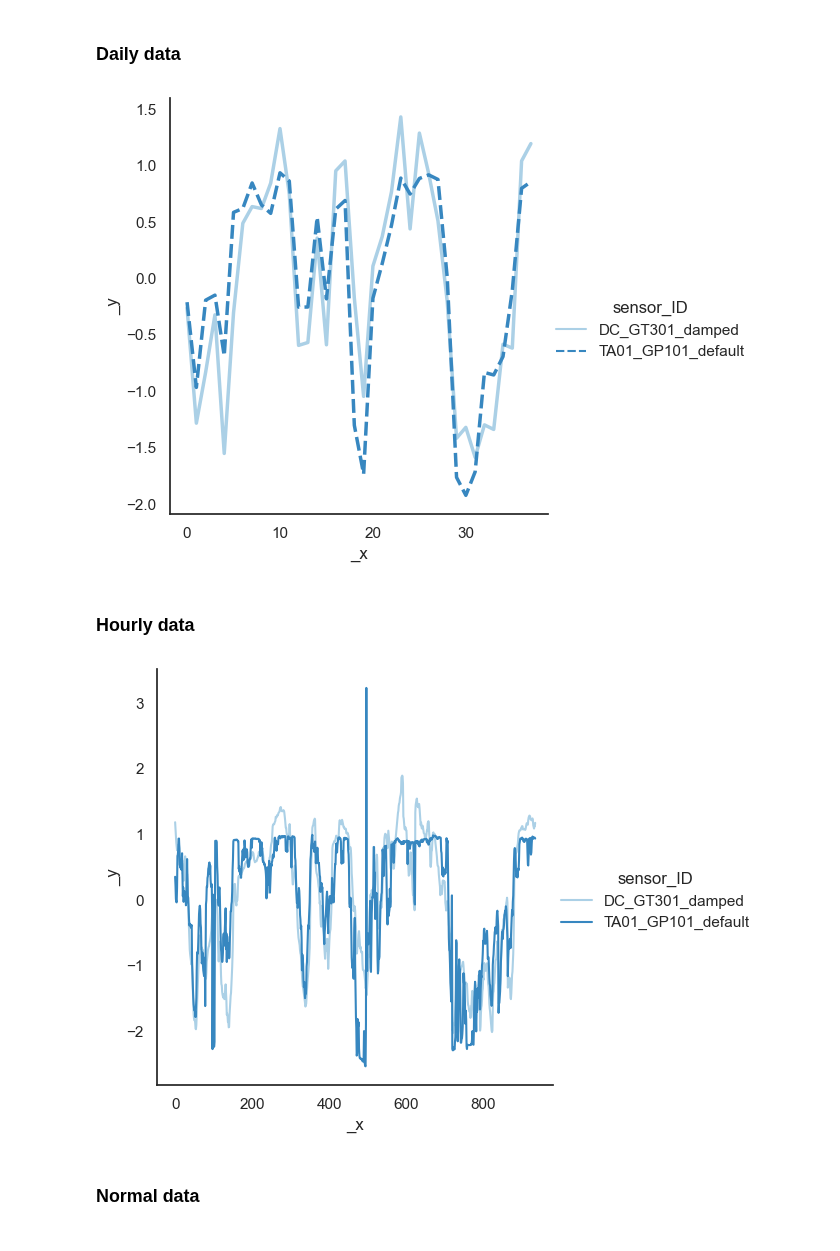
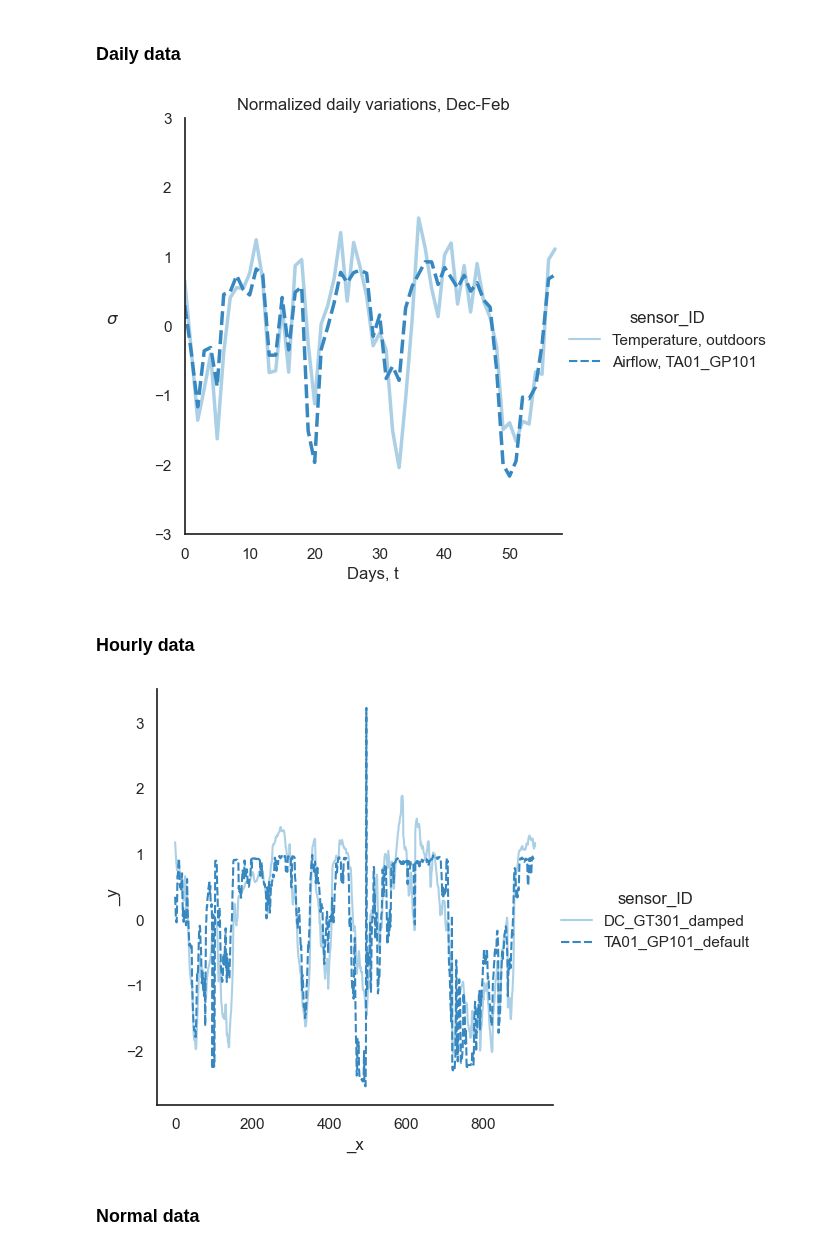
Before and after one commit to oStglnd/rise-gh, a Jupyter notebook: plotting/temp_flow_daily_plots.ipynb, the cells around one changed output. Saved outputs shown, nothing was run; the diff lists cells and outputs as text; code cells hidden in the pictures.

```diff
--- a/plotting/temp_flow_daily_plots.ipynb
+++ b/plotting/temp_flow_daily_plots.ipynb
@@ -65,8 +65,8 @@ data = data.drop(columns=[
 ])
 # %%
 # Filter data w. MASK (remove feb)
-mask = data.index.get_level_values(0) == 2
-data = data[~mask]
+#mask = data.index.get_level_values(0) == 2
+#data = data[~mask]
 # %% [markdown]
 ## Normalize and group data
 # %%
@@ -161,29 +161,46 @@ del corr
 # %%
 subset = dataDaily[[
     'DC_GT301_damped',
     'TA01_GP101_default'
 ]].copy()
 
 # flip flow variable
 subset['TA01_GP101_default'] = (-1) * subset['TA01_GP101_default'].values
 
+subset = subset.rename(columns={
+    'DC_GT301_damped':'Temperature, outdoors',
+    'TA01_GP101_default':'Airflow, TA01_GP101'
+})
+
 ## drop all index levels except date
 #subset = subset.droplevel(
 #    level=1,
 #    axis=0
 #)
 
 subset.reset_index(drop=True, inplace=True)
 
-sns.relplot(
+ax = sns.relplot(
     data=subset,
     kind='line',
     palette='Blues',
     linewidth=2.5
 )
+
+#sns.move_legend(ax, "upper left", bbox_to_anchor=(1, 1))
+plt.xlim(0, len(subset))
+plt.ylim(-3, 3)
+
+plt.xlabel('Days, t')
+plt.ylabel('$\sigma$', loc='center', rotation=0, fontsize=12, labelpad=30)
+
+plt.title('Normalized daily variations, Dec-Feb')
+plt.savefig(plot_path + 'norm_daily_tempflow.png', bbox_inches='tight', dpi=500)
+
+
 plt.show()
 # %% [output]
-[figure, old version]
+[figure, new version]
 # %% [markdown]
 ### Hourly data
 # %%
@@ -208,11 +225,11 @@ sns.relplot(
     kind='line',
     palette='Blues',
     linewidth=1.5,
-    dashes=False
+    dashes=True
 )
 plt.show()
 # %% [output]
-[figure, old version]
+[figure, new version]
 # %% [markdown]
 ### Normal data
 # %%
```
Also changed, not shown: 18 other files.
